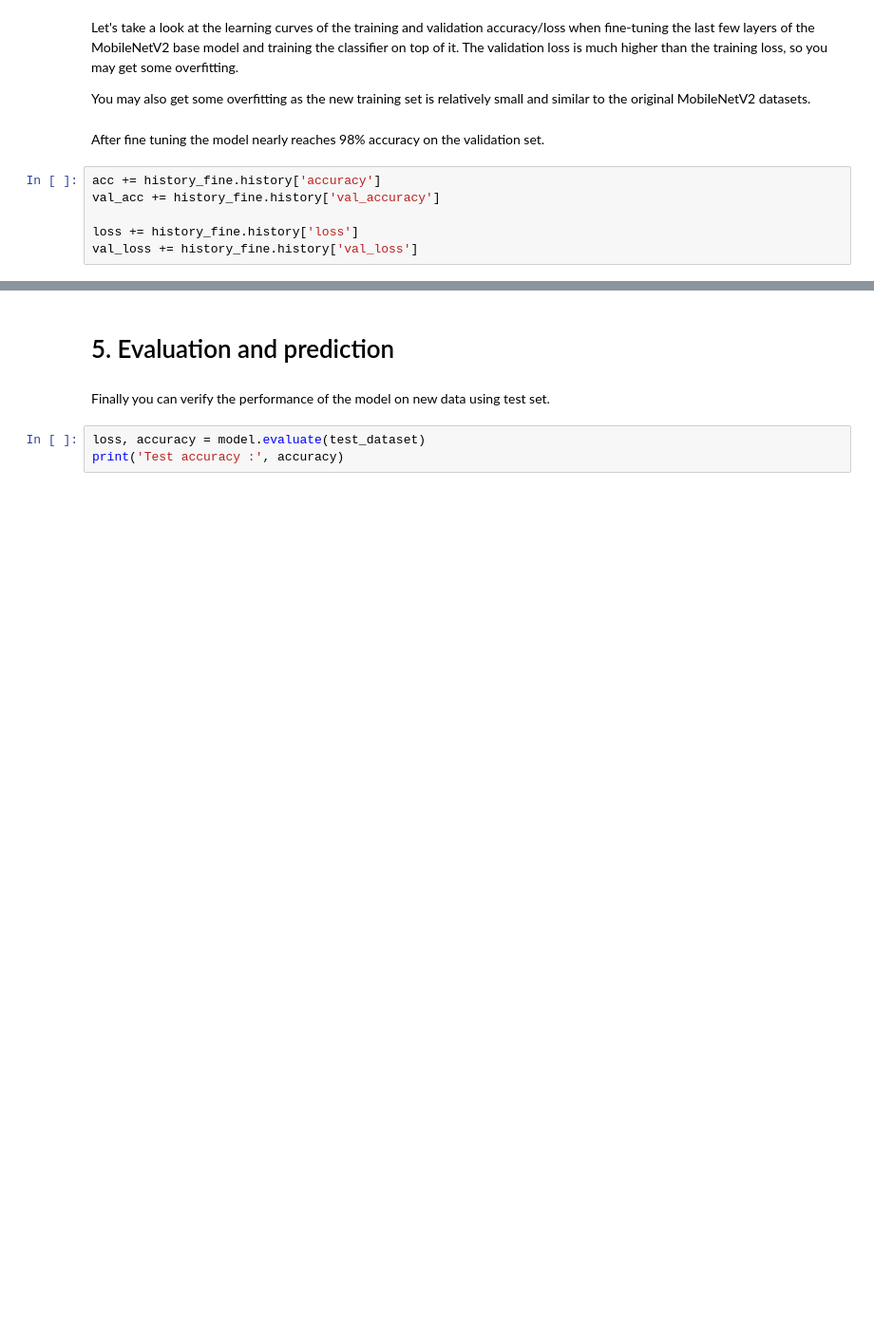
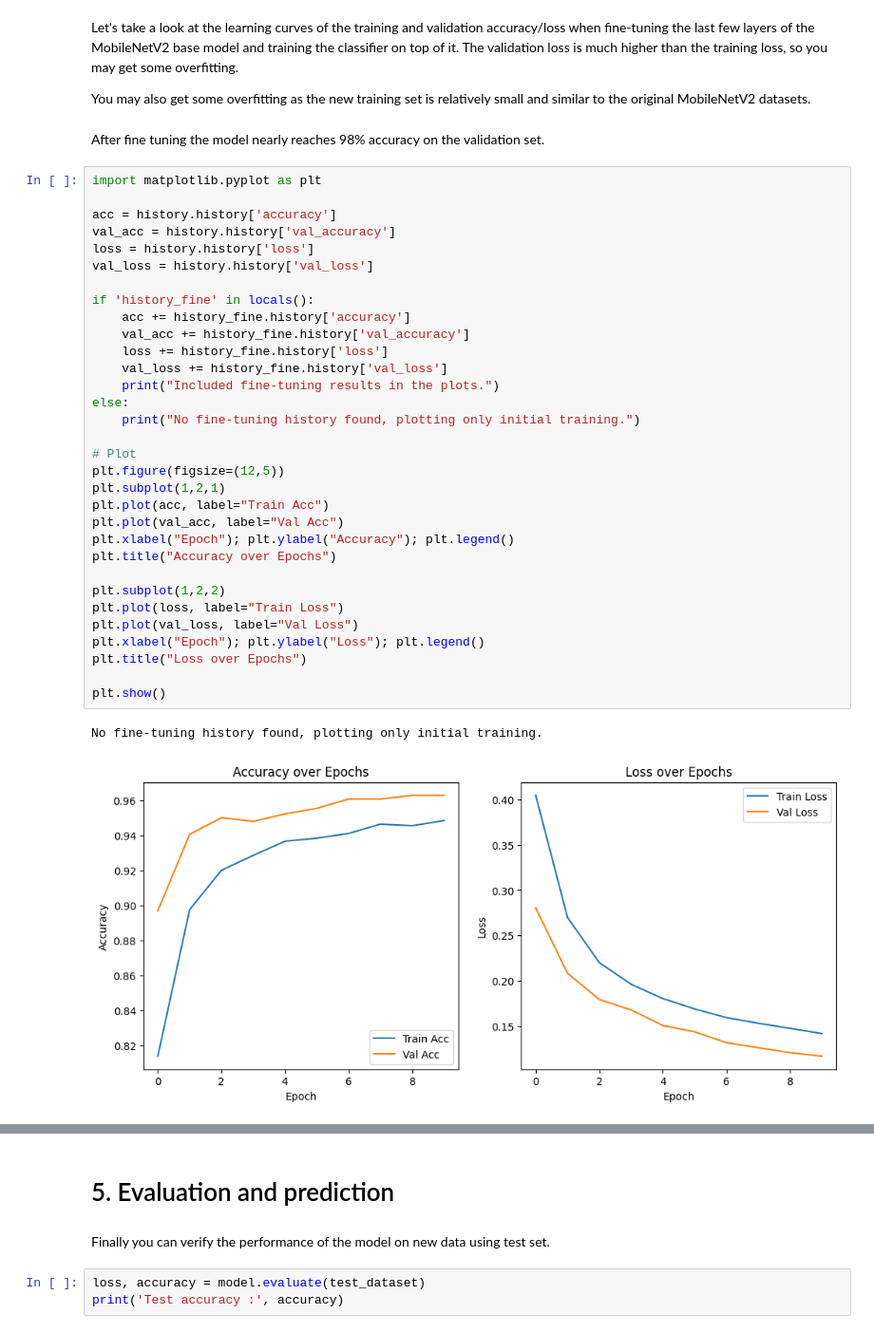
Before and after one commit to MoatazM1/Project-M1M2, a Jupyter notebook: ChestXRay_M2_V0_callbacks.ipynb, the cells around one changed output, grey strips where cells are left out. Shown at 95% size. Saved outputs shown, nothing was run; the diff lists cells and outputs as text; blank space fills up the shorter version.

```diff
--- a/ChestXRay_M2_V0_callbacks.ipynb
+++ b/ChestXRay_M2_V0_callbacks.ipynb
@@ -451,10 +472,39 @@ Let's take a look at the learning curves of the training and validation accuracy
 You may also get some overfitting as the new training set is relatively small and similar to the original MobileNetV2 datasets.
 # %% [markdown]
 After fine tuning the model nearly reaches 98% accuracy on the validation set.
-# %%
-acc += history_fine.history['accuracy']
-val_acc += history_fine.history['val_accuracy']
-
-loss += history_fine.history['loss']
-val_loss += history_fine.history['val_loss']
+# %%
+import matplotlib.pyplot as plt
+
+acc = history.history['accuracy']
+val_acc = history.history['val_accuracy']
+loss = history.history['loss']
+val_loss = history.history['val_loss']
+
+if 'history_fine' in locals():
+    acc += history_fine.history['accuracy']
+    val_acc += history_fine.history['val_accuracy']
+    loss += history_fine.history['loss']
+    val_loss += history_fine.history['val_loss']
+    print("Included fine-tuning results in the plots.")
+else:
+    print("No fine-tuning history found, plotting only initial training.")
+
+# Plot
+plt.figure(figsize=(12,5))
+plt.subplot(1,2,1)
+plt.plot(acc, label="Train Acc")
+plt.plot(val_acc, label="Val Acc")
+plt.xlabel("Epoch"); plt.ylabel("Accuracy"); plt.legend()
+plt.title("Accuracy over Epochs")
+
+plt.subplot(1,2,2)
+plt.plot(loss, label="Train Loss")
+plt.plot(val_loss, label="Val Loss")
+plt.xlabel("Epoch"); plt.ylabel("Loss"); plt.legend()
+plt.title("Loss over Epochs")
+
+plt.show()
+# %% [output]
+No fine-tuning history found, plotting only initial training.
+[figure, added]
 # %%
```
Also changed, not shown: parts of 12 cells of this notebook.
